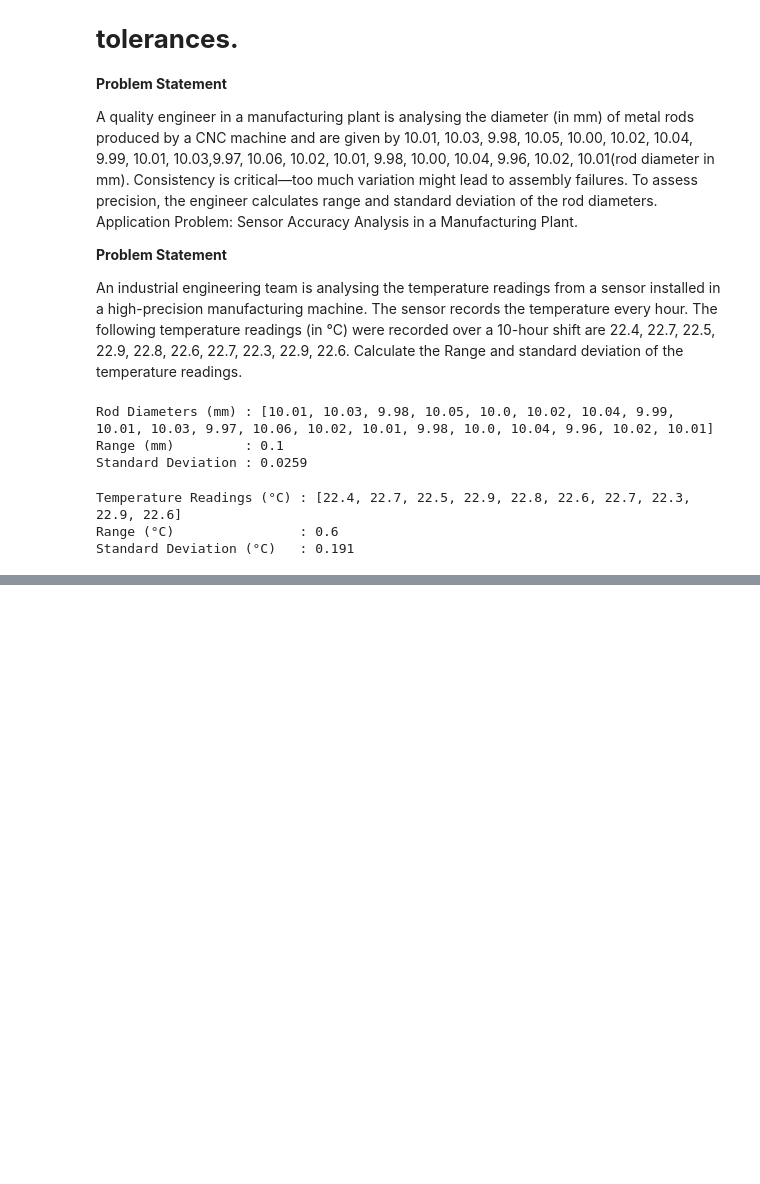
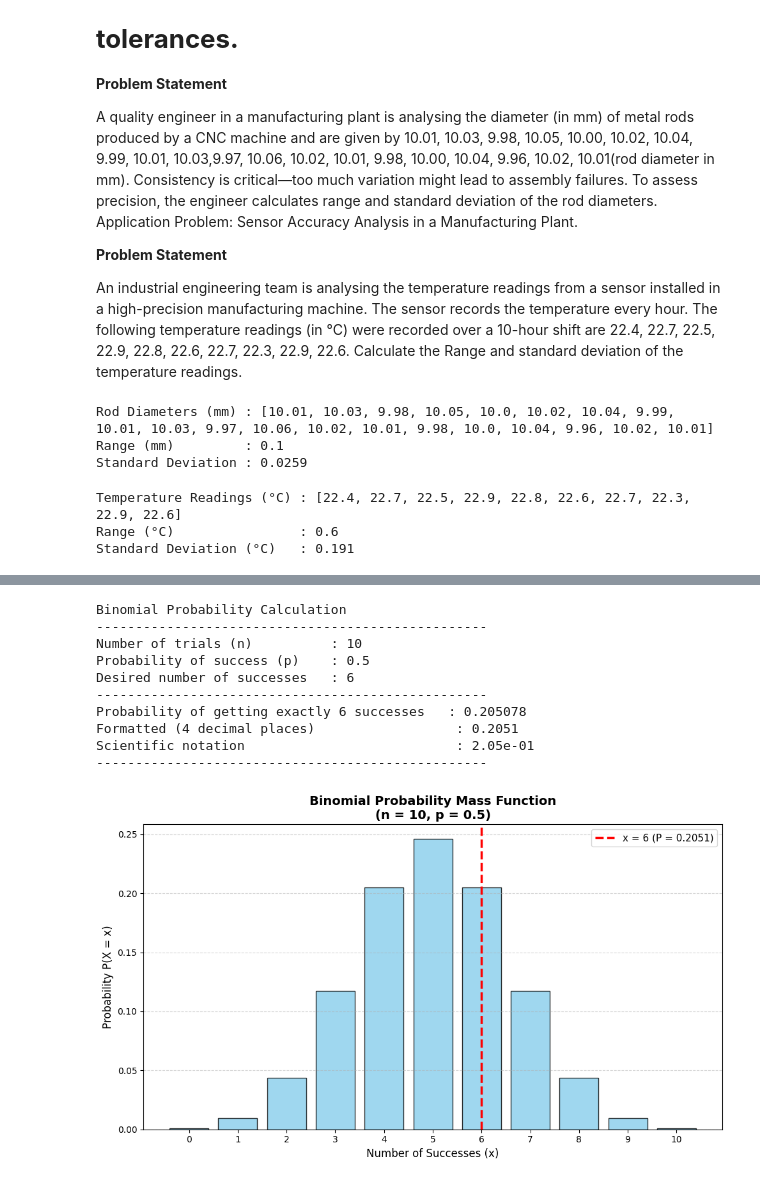
Before and after one commit to princz003/S4lab_data, a Jupyter notebook: Probability&Random_process_for_eng_maths.ipynb, the cells around one changed output, grey strips where cells are left out. Drawn from its saved outputs; the diff is of its cells as text; code cells hidden in the pictures; blank space fills up the shorter version.

```diff
--- a/Probability&Random_process_for_eng_maths.ipynb
+++ b/Probability&Random_process_for_eng_maths.ipynb
@@ -1603,0 +1662,66 @@ Standard Deviation (°C)   : 0.191
+# %%
+# =============================================================================
+# Binomial Probability Distribution
+# =============================================================================
+
+# Import required libraries
+from scipy.stats import binom
+import numpy as np
+import matplotlib.pyplot as plt
+
+# Step 1: Define parameters
+n = 10          # Total number of independent trials
+p = 0.5         # Probability of success in each trial (fair coin)
+x = 6           # Desired number of successes
+
+# Step 2: Calculate exact probability P(X = x)
+probability = binom.pmf(k=x, n=n, p=p)
+
+# Step 3: Display results
+print("Binomial Probability Calculation")
+print("-" * 50)
+print(f"Number of trials (n)          : {n}")
+print(f"Probability of success (p)    : {p}")
+print(f"Desired number of successes   : {x}")
+print("-" * 50)
+print(f"Probability of getting exactly {x} successes   : {probability:.6f}")
+print(f"Formatted (4 decimal places)                  : {probability:.4f}")
+print(f"Scientific notation                           : {probability:.2e}")
+print("-" * 50)
+
+# Step 4: Visualize the complete Probability Mass Function (PMF)
+# Generate all possible values of x (0 to n)
+possible_x = np.arange(0, n + 1)
+pmf_values = binom.pmf(possible_x, n, p)
+
+# Create the bar plot
+plt.figure(figsize=(10, 6))
+plt.bar(possible_x, pmf_values, color='skyblue', edgecolor='black', alpha=0.8)
+
+# Highlight the desired x value
+plt.axvline(x=x, color='red', linestyle='--', linewidth=2.5,
+            label=f'x = {x} (P = {probability:.4f})')
+
+# Labels and formatting
+plt.title(f'Binomial Probability Mass Function\n(n = {n}, p = {p})', fontsize=14, fontweight='bold')
+plt.xlabel('Number of Successes (x)', fontsize=12)
+plt.ylabel('Probability P(X = x)', fontsize=12)
+plt.xticks(possible_x)
+plt.grid(axis='y', linestyle='--', alpha=0.5)
+plt.legend(fontsize=11)
+plt.tight_layout()
+
+# Show the plot
+plt.show()
+# %% [output]
+Binomial Probability Calculation
+--------------------------------------------------
+Number of trials (n)          : 10
+Probability of success (p)    : 0.5
+Desired number of successes   : 6
+--------------------------------------------------
+Probability of getting exactly 6 successes   : 0.205078
+Formatted (4 decimal places)                  : 0.2051
+Scientific notation                           : 2.05e-01
+--------------------------------------------------
+[figure, added]
```
Also changed, not shown: parts of 15 cells of this notebook.
